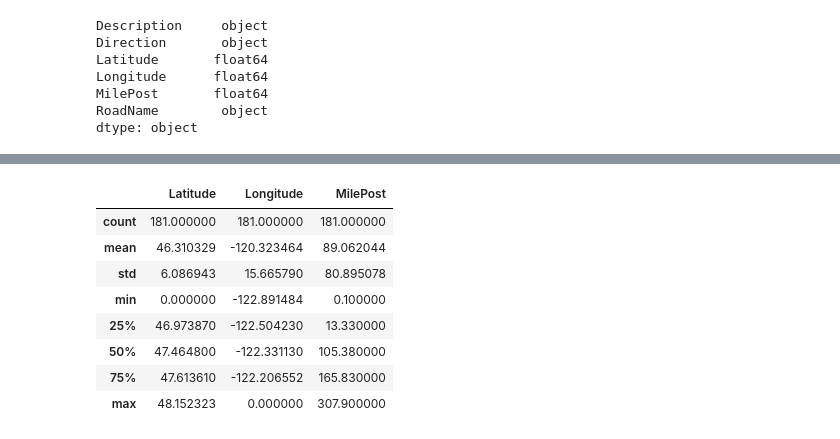
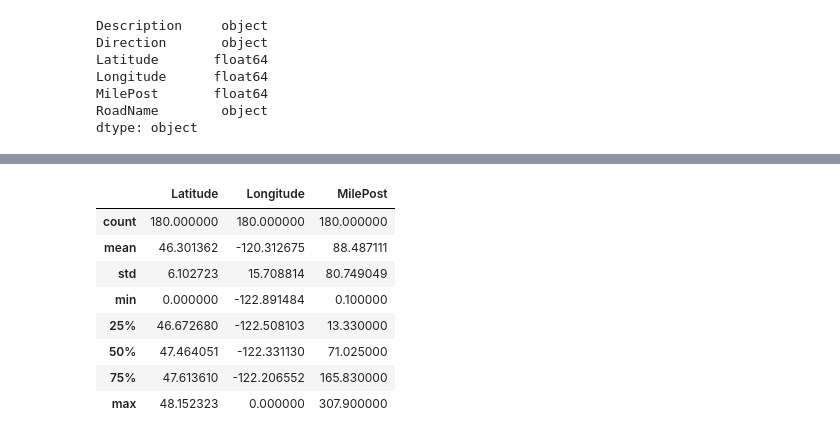
Before and after one commit to Data4Democracy/democratizing_weather_data, a Jupyter notebook: democratizing_weather_data/streaming/prototypes/analyze.ipynb, the cells around one changed output, grey strips where cells are left out. Cells and saved outputs as stored; diff of their text form; code cells hidden in the pictures.

```diff
--- a/democratizing_weather_data/streaming/prototypes/analyze.ipynb
+++ b/democratizing_weather_data/streaming/prototypes/analyze.ipynb
@@ -397,7 +477,7 @@ dtype: object
 # %%
-with open('../APIs/yahoo_weather.json') as json_file:
+with open('../APIs/wsdot.Traveltimes.json') as json_file:
   raw_json = json.load(json_file)
 
-yahoo_weather_df = json_normalize(raw_json['query'])
-yahoo_weather_df
+wsdot_TravelTimes_df = json_normalize(raw_json['StartPoint'])
+wsdot_TravelTimes_df
 # %% [output]
@@ -426,23 +514,28 @@ dtype: object
 # %%
+# Load the json as a list, so we can iterate over it.
 with open('../APIs/wsdot.Traveltimes.json') as json_file:
   file_data = json_file.read()
 
 list_json = json.loads(file_data)
 
+
+# Load the json file as json, so we can normalize it.
 with open('../APIs/wsdot.Traveltimes.json') as json_file:
   raw_json = json.load(json_file)
 
+
+#iterate over the list_json. for each row, normalize the row_json
 ii = 0
 
-travel_df= json_normalize(raw_json[ii]['StartPoint'])
+for travelTime in list_json:
+    travel_df = json_normalize(raw_json[ii]['StartPoint'])
+    if (ii == 0):
+        wsdot_TravelTimesStartPoint_df= json_normalize(raw_json[ii]['StartPoint'])
+    else:
+        wsdot_TravelTimesStartPoint_df = wsdot_TravelTimesStartPoint_df.append(travel_df, ignore_index=True)
+    ii= ii+ 1
 
-for travelTime in list_json:
-  wsdot_TravelTimes_df = json_normalize(raw_json[ii]['StartPoint'])
-  #print(wsdot_TravelTimes_df)
-  travel_df = travel_df.append(wsdot_TravelTimes_df, ignore_index=True)
-  ii= ii+ 1
-
-travel_df
+wsdot_TravelTimesStartPoint_df
 # %% [output]
 |  | Description | Direction | Latitude | Longitude | MilePost | RoadName |
 | 0 | I-5 @ 41st St in Everett | S | 47.924280 | -122.265480 | 192.55 | I-5 |
@@ -465,13 +558,13 @@ travel_df
 # %%
-travel_df.describe()
+wsdot_TravelTimesStartPoint_df.describe()
 # %% [output]
 |  | Latitude | Longitude | MilePost |
-| count | 181.000000 | 181.000000 | 181.000000 |
-| mean | 46.310329 | -120.323464 | 89.062044 |
-| std | 6.086943 | 15.665790 | 80.895078 |
+| count | 180.000000 | 180.000000 | 180.000000 |
+| mean | 46.301362 | -120.312675 | 88.487111 |
+| std | 6.102723 | 15.708814 | 80.749049 |
 | min | 0.000000 | -122.891484 | 0.100000 |
-| 25% | 46.973870 | -122.504230 | 13.330000 |
-| 50% | 47.464800 | -122.331130 | 105.380000 |
+| 25% | 46.672680 | -122.508103 | 13.330000 |
+| 50% | 47.464051 | -122.331130 | 71.025000 |
 | 75% | 47.613610 | -122.206552 | 165.830000 |
 | max | 48.152323 | 0.000000 | 307.900000 |
 # %%
```
Also changed, not shown: parts of 37 cells of this notebook.
